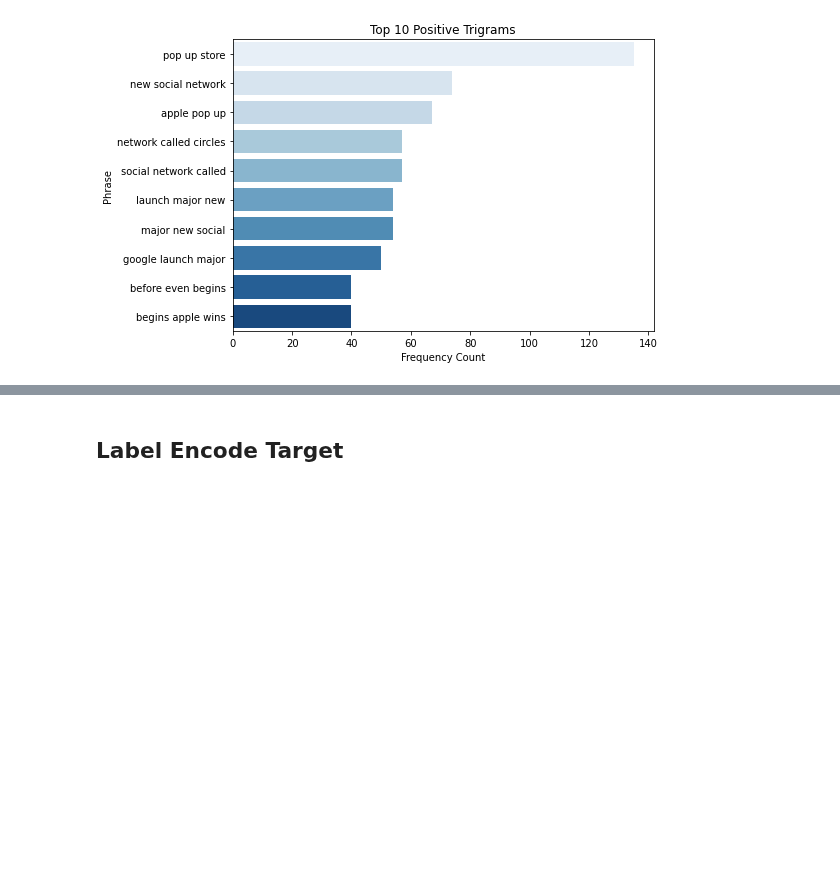
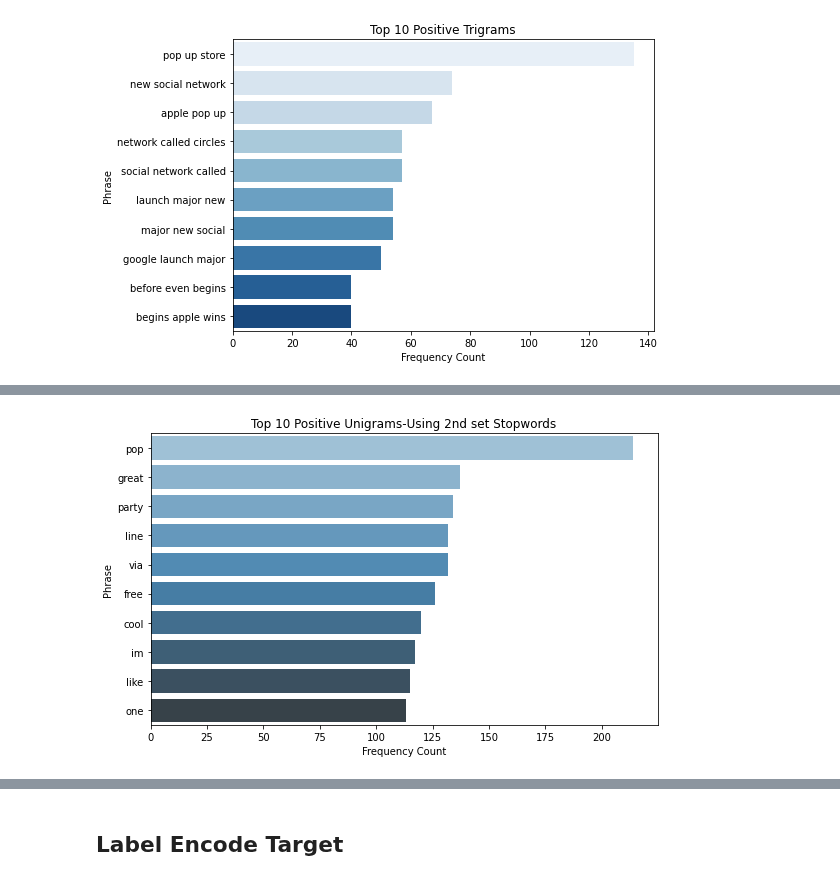
Before and after one commit to morgannash1/twitter_nlp_project, a Jupyter notebook: notebook.ipynb, the cells around one changed output, grey strips where cells are left out. Cells and saved outputs as stored; diff of their text form; code cells hidden in the pictures; blank space fills up the shorter version.

```diff
--- a/notebook.ipynb
+++ b/notebook.ipynb
@@ -584,0 +636,6 @@ When analyzing the top N-grams plots, we see that there is considerable overlap
+# %%
+#top positive unigrams using 2nd set of stopwords
+pos_unigrams_df2 = extract_top_ngrams(data, 'positive', 1, custom_stopwords2, 10)
+create_ngram_plot(pos_unigrams_df2, 'Top 10 Positive Unigrams-Using 2nd set Stopwords', 'Blues_d')
+# %% [output]
+[figure, added]
```
Also changed, not shown: parts of 32 cells of this notebook.
